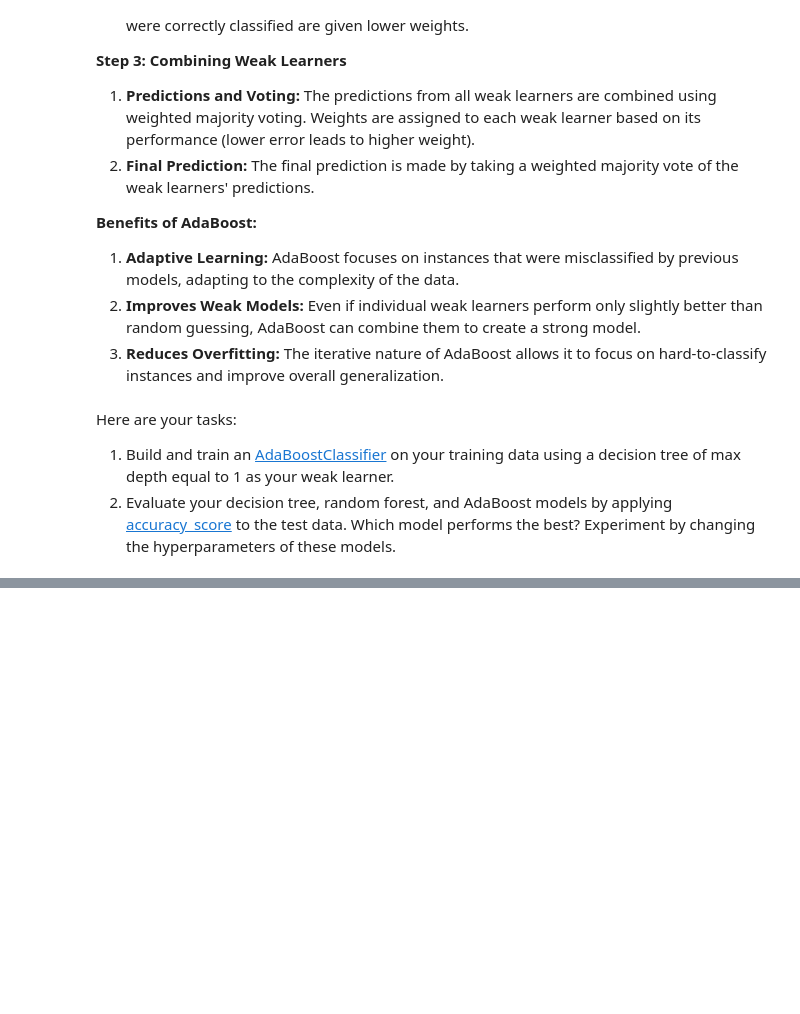
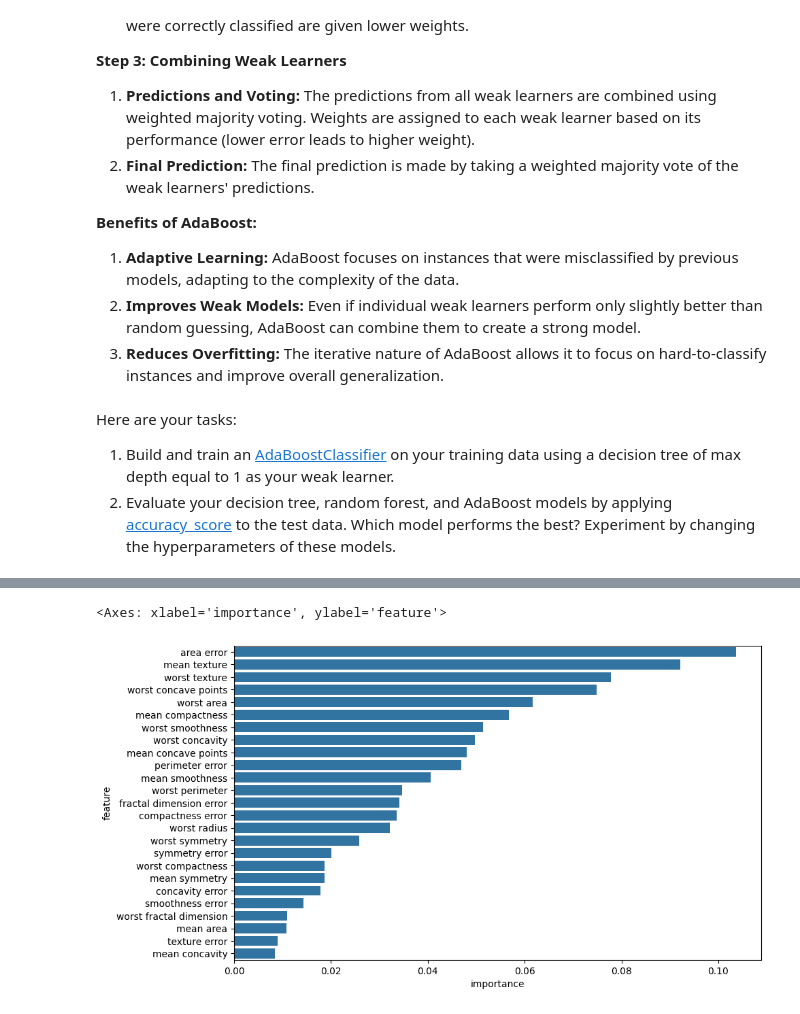
Before and after one commit to jgeiger81/sbml, a Jupyter notebook: 4.4 Trees and Forests/JasonG_MLE_MiniProject_Trees_and_Forests.ipynb, the cells around one changed output, grey strips where cells are left out. Drawn from its saved outputs; the diff is of its cells as text; code cells hidden in the pictures; blank space fills up the shorter version.

```diff
--- a/4.4 Trees and Forests/JasonG_MLE_MiniProject_Trees_and_Forests.ipynb
+++ b/4.4 Trees and Forests/JasonG_MLE_MiniProject_Trees_and_Forests.ipynb
@@ -289,7 +304,11 @@ Here are your tasks:
 2. Evaluate your decision tree, random forest, and AdaBoost models by applying [accuracy_score](https://scikit-learn.org/stable/modules/generated/sklearn.metrics.accuracy_score.html) to the test data. Which model performs the best? Experiment by changing the hyperparameters of these models.
 # %%
 # Build and train an AdaBoostClassifier on your training data.
-ada = AdaBoostClassifier(n_estimators=100, algorithm='SAMME', random_state=0)
+ada = AdaBoostClassifier(estimator=DecisionTreeClassifier(max_depth=1, random_state=0),
+                         n_estimators=100,
+                         #learning_rate=1, #This is default anyway
+                         #algorithm='SAMME', #deprecated. Only SAMME supported.
+                         random_state=0)
 ada.fit(X_train, y_train)
 
 # Make predictions
@@ -297,7 +316,5 @@ y_pred_ada = ada.predict(X_test)
 
 # Evaluate the model
 accuracy_ada = accuracy_score(y_test, y_pred_ada)
-print(f"AdaBoost Accuracy: {accuracy_ada:.4f}")
-print("\nClassification Report:")
-print(classification_report(y_test, y_pred_ada))
+accuracy_ada
 # %% [output]
@@ -316,0 +339,13 @@ weighted avg       0.97      0.97      0.97       114
+# %%
+# Extract feature importances
+feature_importance_ada = pd.DataFrame({
+    'feature': X_train.columns,
+    'importance': ada.feature_importances_
+}).sort_values('importance', ascending=False)
+
+# Print feature importance
+plt.figure(figsize=(10, 6))
+sns.barplot(data=feature_importance_ada.head(25), x='importance', y='feature')
+# %% [output]
+<Axes: xlabel='importance', ylabel='feature'>
+[figure, added]
```
Also changed, not shown: parts of 15 cells of this notebook.
